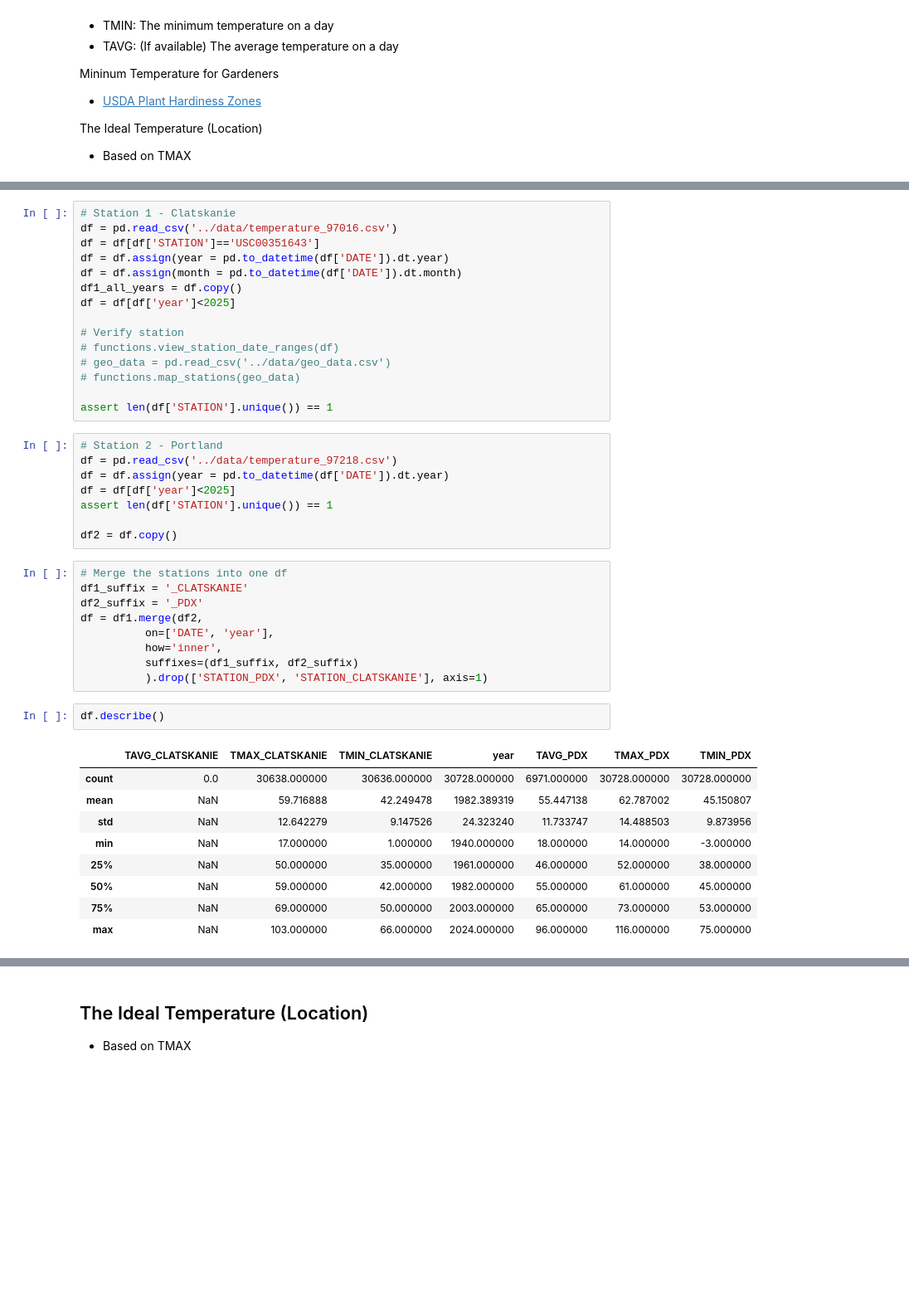
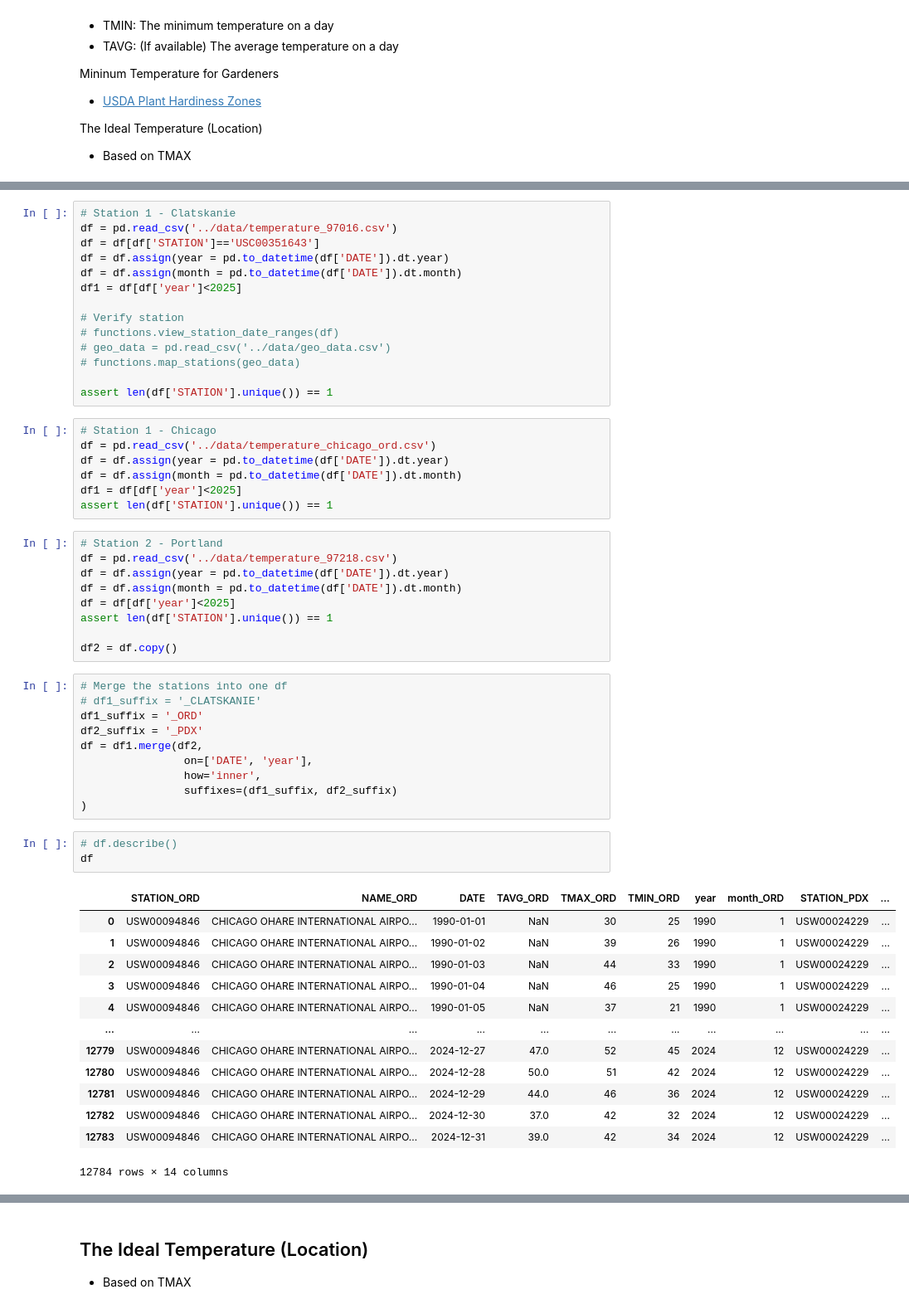
Before and after one commit to wpbSabi/weather_python, a Jupyter notebook: notebooks/compare_temperature.ipynb, the cells around one changed output, grey strips where cells are left out. Shown at 83% size. Saved outputs shown, nothing was run; the diff lists cells and outputs as text; blank space fills up the shorter version.

```diff
--- a/notebooks/compare_temperature.ipynb
+++ b/notebooks/compare_temperature.ipynb
@@ -29,8 +28,7 @@ df = pd.read_csv('../data/temperature_97016.csv')
 df = df[df['STATION']=='USC00351643']
 df = df.assign(year = pd.to_datetime(df['DATE']).dt.year)
 df = df.assign(month = pd.to_datetime(df['DATE']).dt.month)
-df1_all_years = df.copy()
-df = df[df['year']<2025]
+df1 = df[df['year']<2025]
 
 # Verify station
 # functions.view_station_date_ranges(df)
@@ -38,35 +36,49 @@ df = df[df['year']<2025]
 # functions.map_stations(geo_data)
 
 assert len(df['STATION'].unique()) == 1
+# %%
+# Station 1 - Chicago
+df = pd.read_csv('../data/temperature_chicago_ord.csv')
+df = df.assign(year = pd.to_datetime(df['DATE']).dt.year)
+df = df.assign(month = pd.to_datetime(df['DATE']).dt.month)
+df1 = df[df['year']<2025]
+assert len(df['STATION'].unique()) == 1
 # %%
 # Station 2 - Portland
 df = pd.read_csv('../data/temperature_97218.csv')
 df = df.assign(year = pd.to_datetime(df['DATE']).dt.year)
+df = df.assign(month = pd.to_datetime(df['DATE']).dt.month)
 df = df[df['year']<2025]
 assert len(df['STATION'].unique()) == 1
 
 df2 = df.copy()
 # %%
 # Merge the stations into one df
-df1_suffix = '_CLATSKANIE'
+# df1_suffix = '_CLATSKANIE'
+df1_suffix = '_ORD'
 df2_suffix = '_PDX'
 df = df1.merge(df2,
-          on=['DATE', 'year'],
-          how='inner',
-          suffixes=(df1_suffix, df2_suffix)
-          ).drop(['STATION_PDX', 'STATION_CLATSKANIE'], axis=1)
+                on=['DATE', 'year'],
+                how='inner',
+                suffixes=(df1_suffix, df2_suffix)
+)
 # %%
-df.describe()
+# df.describe()
+df
 # %% [output]
-|  | TAVG_CLATSKANIE | TMAX_CLATSKANIE | TMIN_CLATSKANIE | year | TAVG_PDX | TMAX_PDX | TMIN_PDX |
-| count | 0.0 | 30638.000000 | 30636.000000 | 30728.000000 | 6971.000000 | 30728.000000 | 30728.000000 |
-| mean | NaN | 59.716888 | 42.249478 | 1982.389319 | 55.447138 | 62.787002 | 45.150807 |
-| std | NaN | 12.642279 | 9.147526 | 24.323240 | 11.733747 | 14.488503 | 9.873956 |
-| min | NaN | 17.000000 | 1.000000 | 1940.000000 | 18.000000 | 14.000000 | -3.000000 |
-| 25% | NaN | 50.000000 | 35.000000 | 1961.000000 | 46.000000 | 52.000000 | 38.000000 |
-| 50% | NaN | 59.000000 | 42.000000 | 1982.000000 | 55.000000 | 61.000000 | 45.000000 |
-| 75% | NaN | 69.000000 | 50.000000 | 2003.000000 | 65.000000 | 73.000000 | 53.000000 |
-| max | NaN | 103.000000 | 66.000000 | 2024.000000 | 96.000000 | 116.000000 | 75.000000 |
+|  | STATION_ORD | NAME_ORD | DATE | TAVG_ORD | TMAX_ORD | TMIN_ORD | year | month_ORD | STATION_PDX | ... |
+| 0 | USW00094846 | CHICAGO OHARE INTERNATIONAL AIRPO... | 1990-01-01 | NaN | 30 | 25 | 1990 | 1 | USW00024229 | ... |
+| 1 | USW00094846 | CHICAGO OHARE INTERNATIONAL AIRPO... | 1990-01-02 | NaN | 39 | 26 | 1990 | 1 | USW00024229 | ... |
+| 2 | USW00094846 | CHICAGO OHARE INTERNATIONAL AIRPO... | 1990-01-03 | NaN | 44 | 33 | 1990 | 1 | USW00024229 | ... |
+| 3 | USW00094846 | CHICAGO OHARE INTERNATIONAL AIRPO... | 1990-01-04 | NaN | 46 | 25 | 1990 | 1 | USW00024229 | ... |
+| 4 | USW00094846 | CHICAGO OHARE INTERNATIONAL AIRPO... | 1990-01-05 | NaN | 37 | 21 | 1990 | 1 | USW00024229 | ... |
+| ... | ... | ... | ... | ... | ... | ... | ... | ... | ... | ... |
+| 12779 | USW00094846 | CHICAGO OHARE INTERNATIONAL AIRPO... | 2024-12-27 | 47.0 | 52 | 45 | 2024 | 12 | USW00024229 | ... |
+| 12780 | USW00094846 | CHICAGO OHARE INTERNATIONAL AIRPO... | 2024-12-28 | 50.0 | 51 | 42 | 2024 | 12 | USW00024229 | ... |
+| 12781 | USW00094846 | CHICAGO OHARE INTERNATIONAL AIRPO... | 2024-12-29 | 44.0 | 46 | 36 | 2024 | 12 | USW00024229 | ... |
+| 12782 | USW00094846 | CHICAGO OHARE INTERNATIONAL AIRPO... | 2024-12-30 | 37.0 | 42 | 32 | 2024 | 12 | USW00024229 | ... |
+| 12783 | USW00094846 | CHICAGO OHARE INTERNATIONAL AIRPO... | 2024-12-31 | 39.0 | 42 | 34 | 2024 | 12 | USW00024229 | ... |
+12784 rows × 14 columns
 # %%
 # Plot maximum temperature
 pmax = functions.plot_temp_compare(df, 'TMAX', 2023)
```
Also changed, not shown: parts of 18 cells of this notebook, 1 other file.
